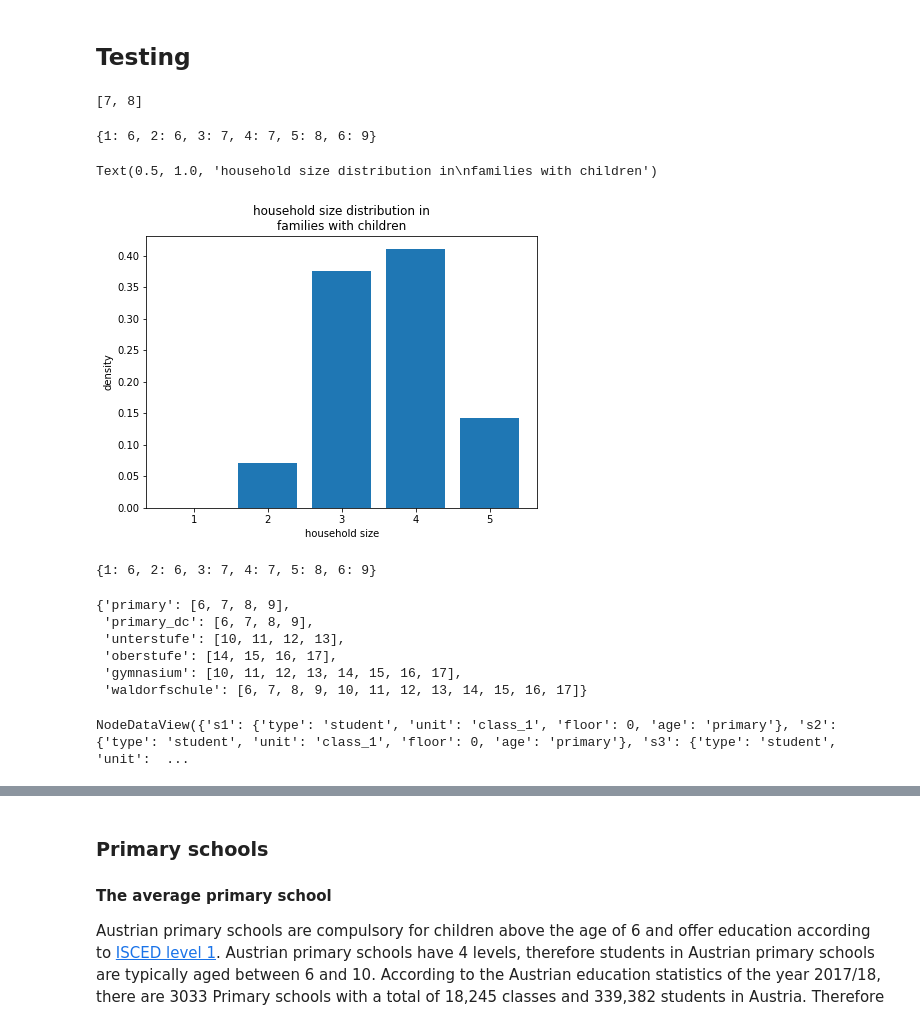
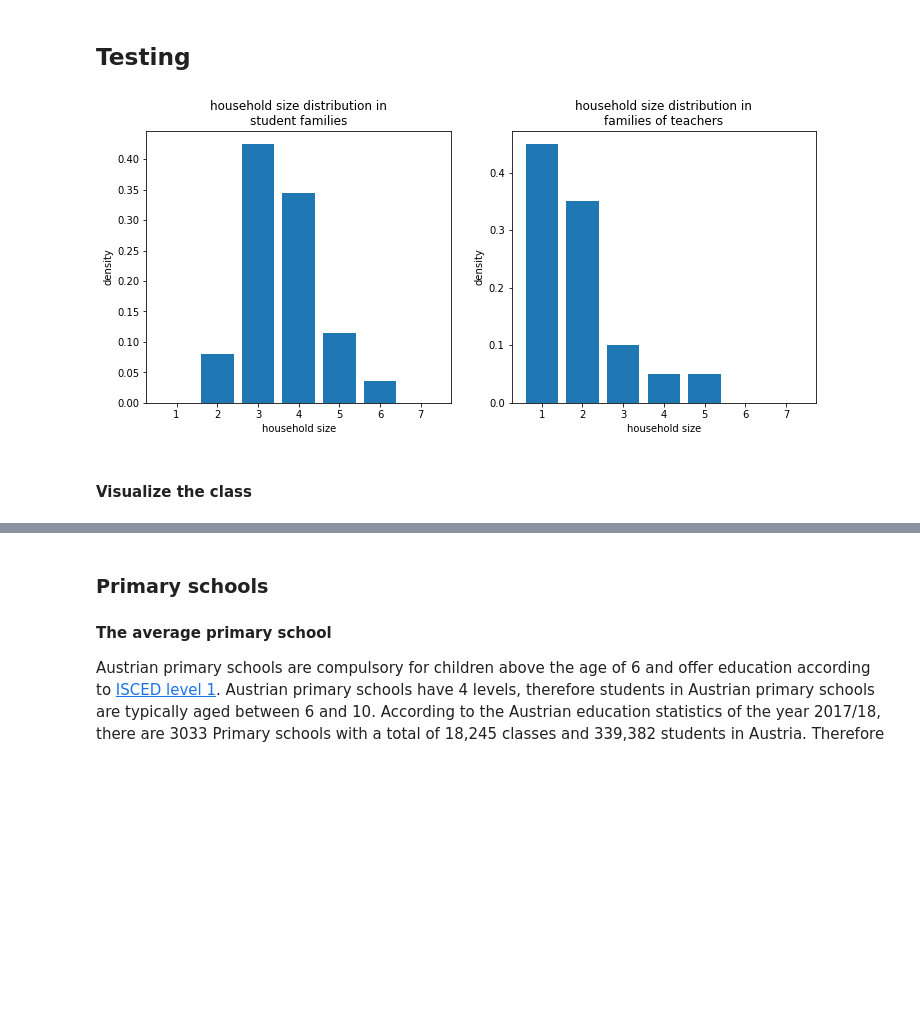
Before and after one commit to JanaLasser/agent_based_COVID_SEIRX, a Jupyter notebook: school/construct_school_network.ipynb, the cells around one changed output, grey strips where cells are left out. Drawn from its saved outputs; the diff is of its cells as text; code cells hidden in the pictures; blank space fills up the shorter version.

```diff
--- a/school/construct_school_network.ipynb
+++ b/school/construct_school_network.ipynb
@@ -384,6 +370,0 @@ for i in age_bracket_map.values():
-# %%
-a = [6, 7, 8]
-a.remove(6)
-a
-# %% [output]
-[7, 8]
@@ -499,4 +370,0 @@ for age in age_bracket:
-# %%
-age_bracket_map
-# %% [output]
-{1: 6, 2: 6, 3: 7, 4: 7, 5: 8, 6: 9}
@@ -503,15 +393,30 @@ age_bracket_map
 # %%
+fig, axes = plt.subplots(1, 2, figsize=(12, 5))
+
+# students
 family_sizes = []
-N_families = np.asarray([n[1]['family'] for n in G.nodes(data=True)]).max()
-for f in range(1, N_families + 1):
+student_families = [n[1]['family'] for n in G.nodes(data=True) \
+                    if n[1]['type'] == 'student']
+for f in student_families:
     fsize = [n for n in G.nodes(data=True) if n[1]['family'] == f]
     family_sizes.append(len(fsize))
 
-fig, ax = plt.subplots(figsize=(7, 5))
-ax.hist(family_sizes, bins=range(1, 7), rwidth=0.8, align='left', density=True)
-ax.set_xlabel('household size')
-ax.set_ylabel('density')
-ax.set_title('household size distribution in\nfamilies with children')
+axes[0].hist(family_sizes, bins=range(1, 9), rwidth=0.8, align='left', density=True)
+axes[0].set_xlabel('household size')
+axes[0].set_ylabel('density')
+axes[0].set_title('household size distribution in\nstudent families')
+
+# teachers
+family_sizes = []
+teacher_families = [n[1]['family'] for n in G.nodes(data=True) \
+                    if n[1]['type'] == 'teacher']
+for f in teacher_families:
+    fsize = [n for n in G.nodes(data=True) if n[1]['family'] == f]
+    family_sizes.append(len(fsize))
+
+axes[1].hist(family_sizes, bins=range(1, 9), rwidth=0.8, align='left', density=True)
+axes[1].set_xlabel('household size')
+axes[1].set_ylabel('density')
+axes[1].set_title('household size distribution in\nfamilies of teachers');
 # %% [output]
-Text(0.5, 1.0, 'household size distribution in\nfamilies with children')
-[figure, old version]
+[figure, new version]
@@ -568,17 +422,0 @@ teacher_schedule, student_schedule = csn.set_teacher_student_contacts(\
-# %%
-age_bracket_map
-# %% [output]
-{1: 6, 2: 6, 3: 7, 4: 7, 5: 8, 6: 9}
-# %%
-age_brackets
-# %% [output]
-{'primary': [6, 7, 8, 9],
- 'primary_dc': [6, 7, 8, 9],
- 'unterstufe': [10, 11, 12, 13],
- 'oberstufe': [14, 15, 16, 17],
- 'gymnasium': [10, 11, 12, 13, 14, 15, 16, 17],
- 'waldorfschule': [6, 7, 8, 9, 10, 11, 12, 13, 14, 15, 16, 17]}
-# %%
-G.nodes(data=True)
-# %% [output]
-NodeDataView({'s1': {'type': 'student', 'unit': 'class_1', 'floor': 0, 'age': 'primary'}, 's2': {'type': 'student', 'unit': 'class_1', 'floor': 0, 'age': 'primary'}, 's3': {'type': 'student', 'unit':  ...
@@ -584,0 +478,2 @@ NodeDataView({'s1': {'type': 'student', 'unit': 'class_1', 'floor': 0, 'age': 'p
+# %% [markdown]
+#### Visualize the class
```
Also changed, not shown: parts of 16 cells of this notebook.
